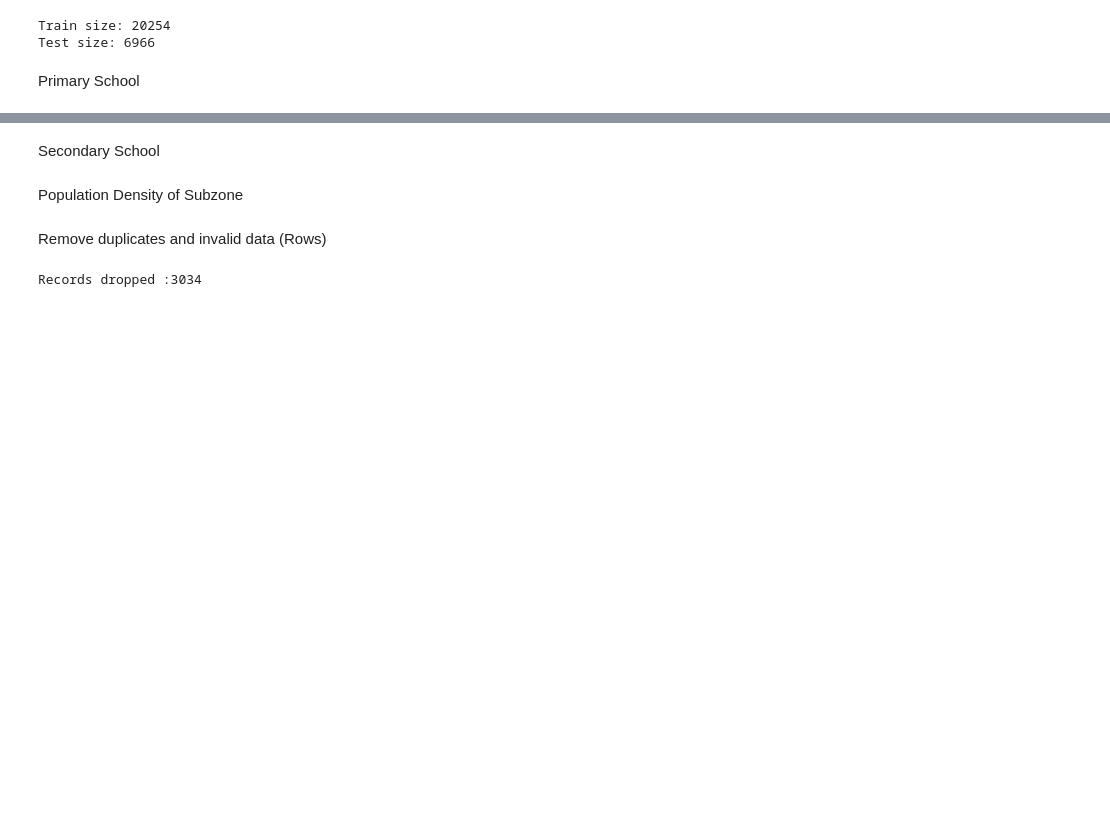
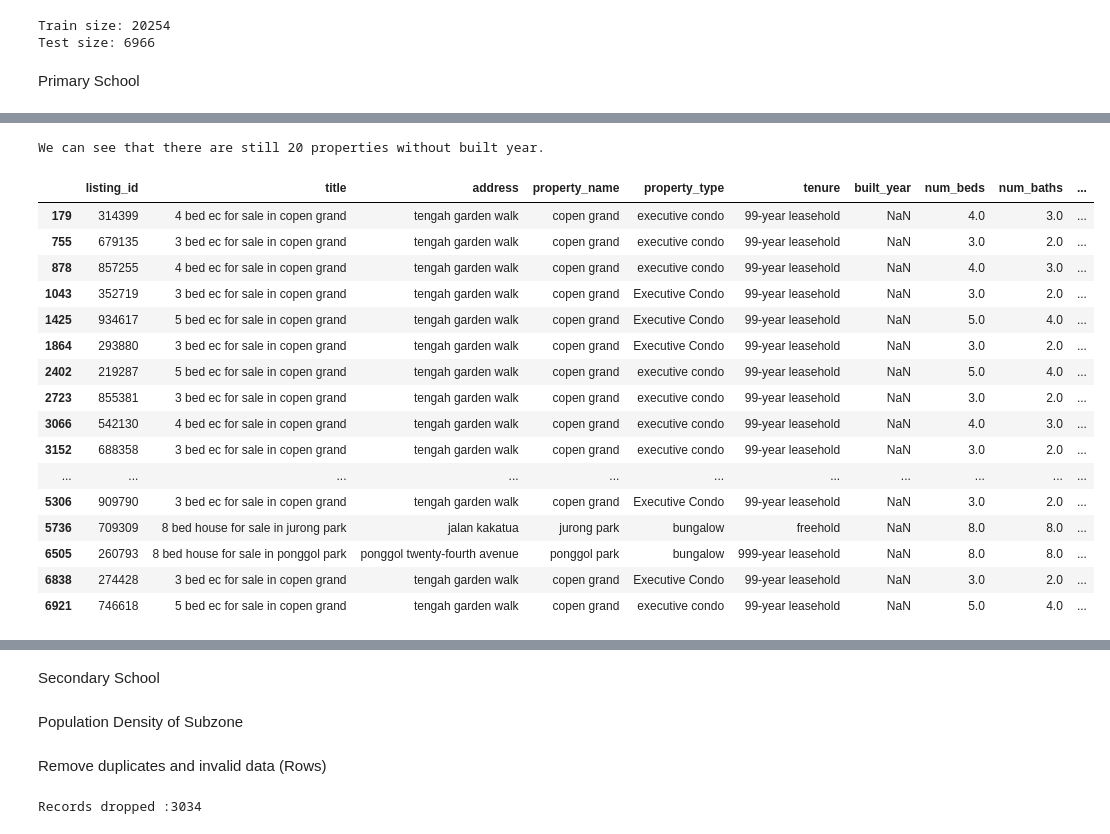
Before and after one commit to nish-d/ParanormalDistribution, a Jupyter notebook: notebooks/data_cleaning_consolidated.ipynb, the cells around one changed output, grey strips where cells are left out. Drawn from its saved outputs; the diff is of its cells as text; code cells hidden in the pictures; blank space fills up the shorter version.

```diff
--- a/notebooks/data_cleaning_consolidated.ipynb
+++ b/notebooks/data_cleaning_consolidated.ipynb
@@ -16,0 +21,7 @@ Primary School
+# %%
+# we fill in empty build year of properties with median of built years of the properties in the same subzone
+for row in df_test.index:
+    if np.isnan(df_test.loc[row, "built_year"]):
+        df_test.loc[row, "built_year"] = np.median(df_test[df_test["subzone"] == df_test.loc[row, "subzone"]]["built_year"].dropna())
+
+print(df_test.isnull().sum())
@@ -16,0 +46,22 @@ Primary School
+# %%
+print("We can see that there are still 20 properties without built year.")
+df_test[np.isnan(df_test['built_year'])]
+# %% [output]
+We can see that there are still 20 properties without built year.
+|  | listing_id | title | address | property_name | property_type | tenure | built_year | num_beds | num_baths | ... |
+| 179 | 314399 | 4 bed ec for sale in copen grand | tengah garden walk | copen grand | executive condo | 99-year leasehold | NaN | 4.0 | 3.0 | ... |
+| 755 | 679135 | 3 bed ec for sale in copen grand | tengah garden walk | copen grand | executive condo | 99-year leasehold | NaN | 3.0 | 2.0 | ... |
+| 878 | 857255 | 4 bed ec for sale in copen grand | tengah garden walk | copen grand | executive condo | 99-year leasehold | NaN | 4.0 | 3.0 | ... |
+| 1043 | 352719 | 3 bed ec for sale in copen grand | tengah garden walk | copen grand | Executive Condo | 99-year leasehold | NaN | 3.0 | 2.0 | ... |
+| 1425 | 934617 | 5 bed ec for sale in copen grand | tengah garden walk | copen grand | Executive Condo | 99-year leasehold | NaN | 5.0 | 4.0 | ... |
+| 1864 | 293880 | 3 bed ec for sale in copen grand | tengah garden walk | copen grand | Executive Condo | 99-year leasehold | NaN | 3.0 | 2.0 | ... |
+| 2402 | 219287 | 5 bed ec for sale in copen grand | tengah garden walk | copen grand | executive condo | 99-year leasehold | NaN | 5.0 | 4.0 | ... |
+| 2723 | 855381 | 3 bed ec for sale in copen grand | tengah garden walk | copen grand | executive condo | 99-year leasehold | NaN | 3.0 | 2.0 | ... |
+| 3066 | 542130 | 4 bed ec for sale in copen grand | tengah garden walk | copen grand | executive condo | 99-year leasehold | NaN | 4.0 | 3.0 | ... |
+| 3152 | 688358 | 3 bed ec for sale in copen grand | tengah garden walk | copen grand | executive condo | 99-year leasehold | NaN | 3.0 | 2.0 | ... |
+| ... | ... | ... | ... | ... | ... | ... | ... | ... | ... | ... |
+| 5306 | 909790 | 3 bed ec for sale in copen grand | tengah garden walk | copen grand | Executive Condo | 99-year leasehold | NaN | 3.0 | 2.0 | ... |
+| 5736 | 709309 | 8 bed house for sale in jurong park | jalan kakatua | jurong park | bungalow | freehold | NaN | 8.0 | 8.0 | ... |
+| 6505 | 260793 | 8 bed house for sale in ponggol park | ponggol twenty-fourth avenue | ponggol park | bungalow | 999-year leasehold | NaN | 8.0 | 8.0 | ... |
+| 6838 | 274428 | 3 bed ec for sale in copen grand | tengah garden walk | copen grand | Executive Condo | 99-year leasehold | NaN | 3.0 | 2.0 | ... |
+| 6921 | 746618 | 5 bed ec for sale in copen grand | tengah garden walk | copen grand | executive condo | 99-year leasehold | NaN | 5.0 | 4.0 | ... |
```
Also changed, not shown: parts of 14 cells of this notebook, 5 other files.
